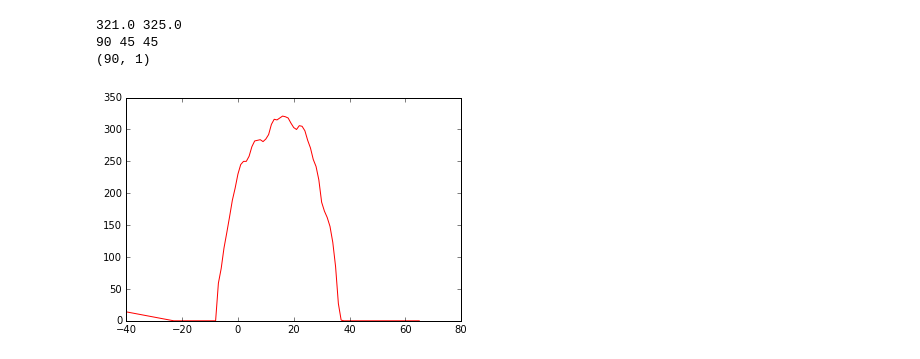
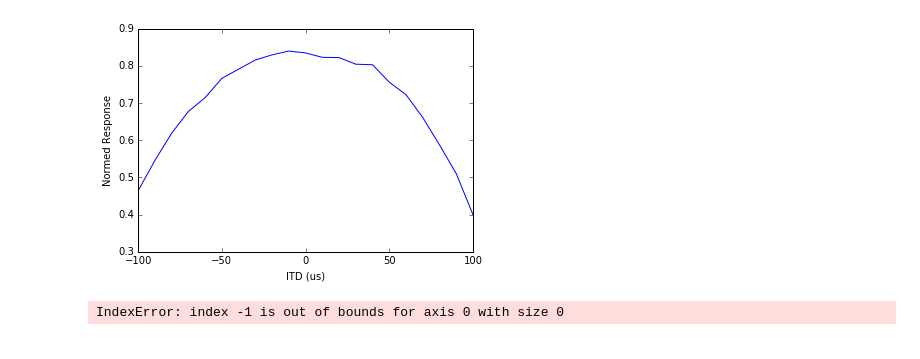
Before and after one commit to agaikova/owl, a Jupyter notebook: owl.ipynb, the cells around one changed output. Drawn from its saved outputs; the diff is of its cells as text; code cells hidden in the pictures.

```diff
--- a/owl.ipynb
+++ b/owl.ipynb
@@ -146,0 +225,3 @@ print(z.shape)
+# %%
+D_STEP = 10
+graph_neurons(out[:10], D_STEP)
@@ -146,0 +241,11 @@ print(z.shape)
+# %%
+# Do same data processing for the learning curves after
+# the learning happens
+
+out_3, maxes3 = align_cut2(n, DIST, len(vals_testing), maxes)
+out3 = np.array(list(out_3.values()))
+#print out3.shape
+#print [len(x) for x in out3]
+print(out3.shape)
+mean_out3 = filtered_mean(out3)
+print(mean_out3.shape)
@@ -147,18 +259,20 @@ print(z.shape)
+# %%
+graph_mean(mean_out3, D_STEP)
+# %% [output]
+[figure, added]
 # %%
-for i in range(2,3):
+for i in [10]:
 
-    activity = y[:,i]
+    activity = y[:, i]
     dt = 0.001
 
     test1_activity = activity[int(childhood/dt):int(training1/dt)]
     test2_activity = activity[int(glasses_on/dt):int(training2/dt)]
 
-    mean1_activity = np.mean(test1_activity.reshape(90, 1000),axis=1)
-    mean2_activity = np.mean(test2_activity.reshape(90, 1000),axis=1)
+    mean1_activity = np.mean(test1_activity.reshape(train_int, (time_per_val_testing/dt)),axis=1)
+    mean2_activity = np.mean(test2_activity.reshape(train_int, (time_per_val_testing/dt)),axis=1)
 
-    max_mean1 = mean1_activity.max()
-    max_mean2 = mean2_activity.max()
-    print(max_mean1, max_mean2)
+
     indices1 = np.where(mean1_activity==mean1_activity.max())
     indices2 = np.where(mean2_activity==mean2_activity.max())
     increment = int(indices1[0][0])
@@ -167,51 +281,42 @@ for i in range(2,3):
 
     for j in range(len(mean1_activity)-1):
         rightmost = np.asarray(np.where(mean1_activity>0))
-        r = rightmost[-1][-1]
+        r1 = rightmost[-1][-1]
 
-    a = np.where(mean1_activity >= 0)
-    a = np.asarray(a)
-
-    indicies_to_adjust1 = np.where(mean1_activity[0:r])
+    a = np.asarray(np.where(mean1_activity >= 0))
+    indicies_to_adjust1 = np.where(mean1_activity >= r1)
     indicies_to_adjust1 = np.asarray(indicies_to_adjust1)
     indicies_to_adjust1[:] = [(x-increment) for x in indicies_to_adjust1]
+    ##################
+
 
     x = (indicies_to_adjust1[-1][-1]) + 1
     tobeadded = a.shape[1]- indicies_to_adjust1.shape[1]
     print(a.shape[1], indicies_to_adjust1.shape[1], tobeadded)
     extra_numbers = []
-    i = 0
-    for i in range(tobeadded):
+    for j in range(tobeadded):
         extra_numbers.append(x)
         x += 1
 
     extra_numbers = np.asarray(extra_numbers)
     indicies_simplified1 = indicies_to_adjust1[0]
     k = np.hstack((indicies_simplified1,extra_numbers))
-    #adj_val1 = indicies_to_adjust1.shape[1]
+    print(k)
 
 
+    adj = indicies_to_adjust2.shape[1]
+    print(adj)
 
 
+    k = np.asarray(k.reshape(k.shape[0],1))
+    k2 = k
+
+    k2[:] = [(x-adj)for x in k2]
 
 
-    indicies_to_adjust2 = np.where(mean2_activity >= 0)
-    indicies_to_adjust2 = np.asarray(indicies_to_adjust2)
-    indicies_to_adjust2[:] = [(x-increment2) for x in indicies_to_adjust2]
-    #print(indicies_to_adjust2)
-
-    #indicies_to_adjust1 = indicies_to_adjust1.reshape(90, 1)
-    k = k.reshape(k.shape[0],1)
-    k = np.asarray(k)
-    print(k.shape)
-    #k[:] = [(x-increment)for x in k]
-    indicies_to_adjust2 = indicies_to_adjust2.reshape(90,1)
-    pylab.plot(k, mean1_activity, c='r')
-    #pylab.plot(indicies_to_adjust2, mean2_activity, c='b')
-    #plt.xlabel('ITD relative to best')
+    pylab.plot(k, mean1_activity, c='g')
+    pylab.plot(k, mean2_activity, c='b')
+    plt.xlabel('ITD relative to best')
 # %% [output]
-321.0 325.0
-90 45 45
-(90, 1)
+IndexError: index -1 is out of bounds for axis 0 with size 0
-[figure, removed]
 # %%
```
Also changed, not shown: parts of 14 cells of this notebook.
